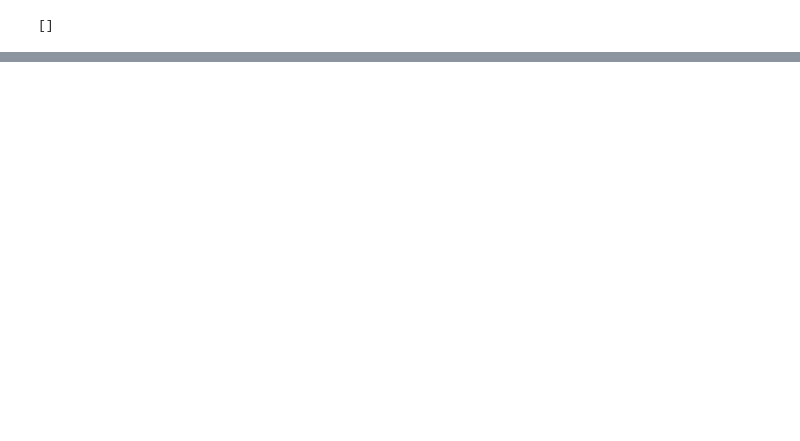
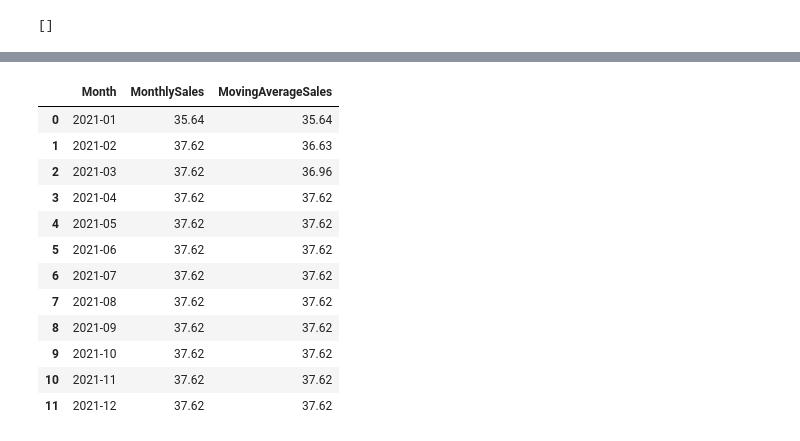
Before and after one commit to fairozkhan10/CS-639-Data_mgmt_practice-, a Jupyter notebook: p1/p1.ipynb, the cells around one changed output, grey strips where cells are left out. Saved outputs shown, nothing was run; the diff lists cells and outputs as text; code cells hidden in the pictures; blank space fills up the shorter version.

```diff
--- a/p1/p1.ipynb
+++ b/p1/p1.ipynb
@@ -394,0 +915,36 @@ missing
+# %%
+#q35
+sql = """
+SELECT
+  Month,
+  MonthlySales,
+  AVG(MonthlySales) OVER (
+    ORDER BY Month
+    ROWS BETWEEN 2 PRECEDING AND CURRENT ROW
+  ) AS MovingAverageSales
+FROM (
+  SELECT
+    DATE_FORMAT(InvoiceDate, '%Y-%m') AS Month,
+    SUM(Total) AS MonthlySales
+  FROM Invoice
+  GROUP BY DATE_FORMAT(InvoiceDate, '%Y-%m')
+) m
+ORDER BY Month ASC;
+"""
+q35_df = pd.read_sql(sql, conn)
+q35_df.to_pickle("q35.pkl")
+q35_df.head(12)
+# %% [output]
+|  | Month | MonthlySales | MovingAverageSales |
+| 0 | 2021-01 | 35.64 | 35.64 |
+| 1 | 2021-02 | 37.62 | 36.63 |
+| 2 | 2021-03 | 37.62 | 36.96 |
+| 3 | 2021-04 | 37.62 | 37.62 |
+| 4 | 2021-05 | 37.62 | 37.62 |
+| 5 | 2021-06 | 37.62 | 37.62 |
+| 6 | 2021-07 | 37.62 | 37.62 |
+| 7 | 2021-08 | 37.62 | 37.62 |
+| 8 | 2021-09 | 37.62 | 37.62 |
+| 9 | 2021-10 | 37.62 | 37.62 |
+| 10 | 2021-11 | 37.62 | 37.62 |
+| 11 | 2021-12 | 37.62 | 37.62 |
```
Also changed, not shown: parts of 24 cells of this notebook, 22 other files.
